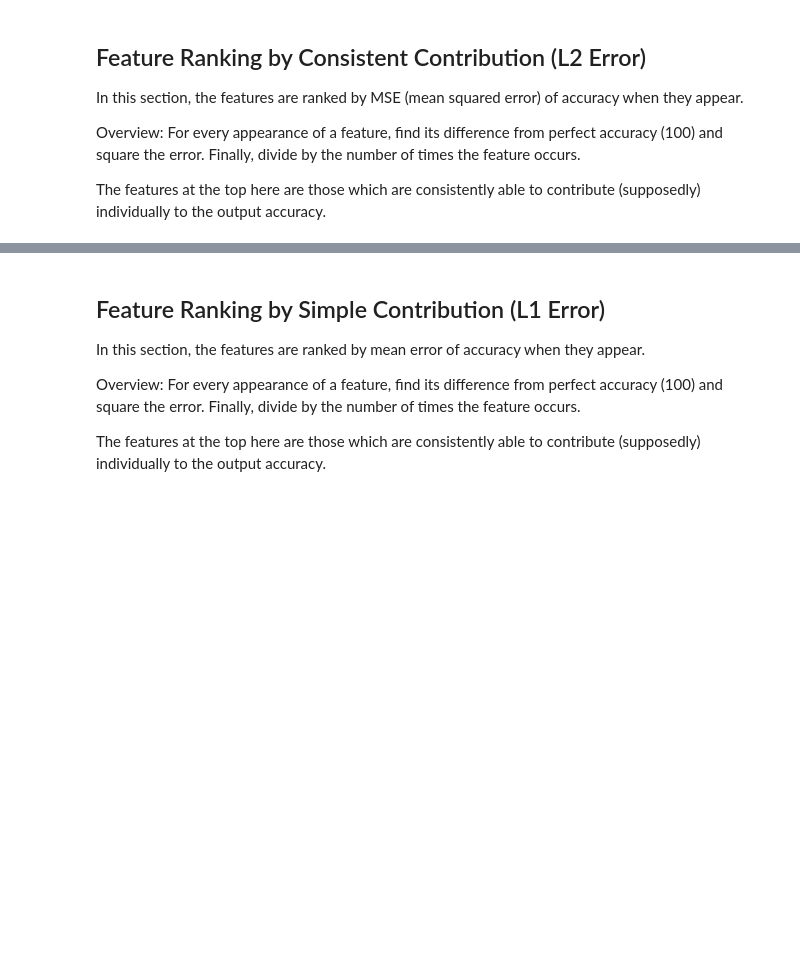
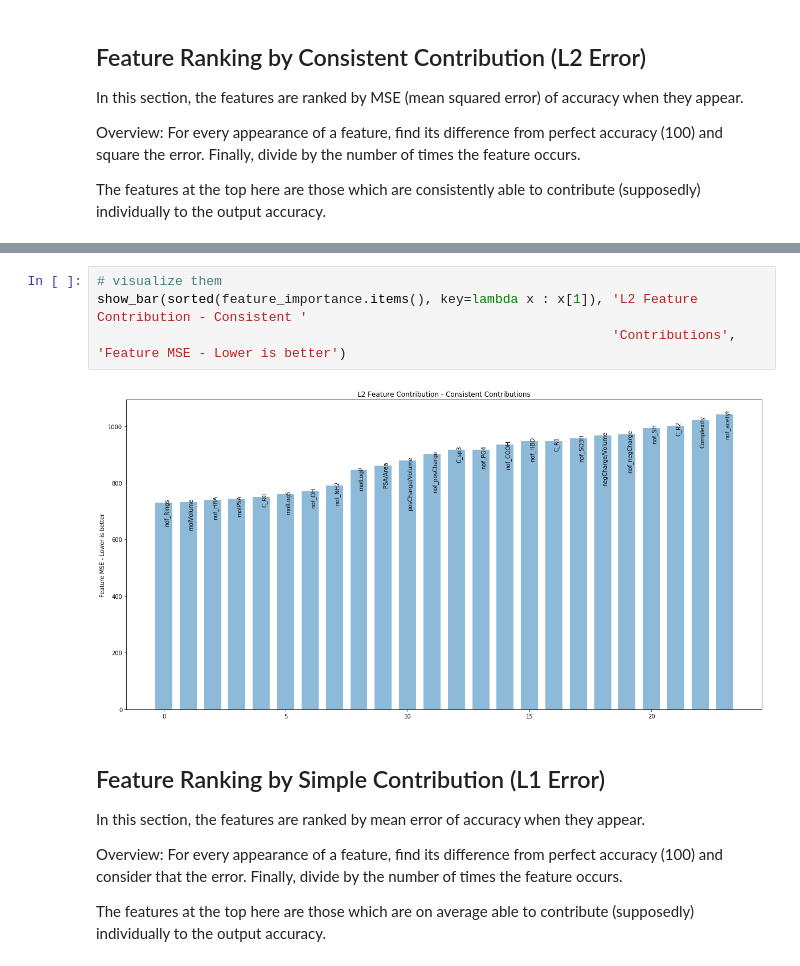
Before and after one commit to KaustubhLall/Drug-Research, a Jupyter notebook: Metabolite Dataset Analysis/Rank Features.ipynb, the cells around one changed output, grey strips where cells are left out. Cells and saved outputs as stored; diff of their text form; blank space fills up the shorter version.

```diff
--- a/Metabolite Dataset Analysis/Rank Features.ipynb
+++ b/Metabolite Dataset Analysis/Rank Features.ipynb
@@ -61,11 +114,17 @@ sorted(feature_importance.items(), key=lambda x : x[1])
+# %%
+# visualize them
+show_bar(sorted(feature_importance.items(), key=lambda x : x[1]), 'L2 Feature Contribution - Consistent '
+                                                                  'Contributions', 'Feature MSE - Lower is better')
+# %% [output]
+[figure, added]
 # %% [markdown]
 ## Feature Ranking by Simple Contribution (L1 Error)
 
 In this section, the features are ranked by mean error of accuracy when they appear.
 
 Overview:
-For every appearance of a feature, find its difference from perfect accuracy (100) and square the error. Finally,
-divide by the number of times the feature occurs.
+For every appearance of a feature, find its difference from perfect accuracy (100) and consider that the error.
+Finally, divide by the number of times the feature occurs.
 
-The features at the top here are those which are consistently able to contribute (supposedly) individually to the
+The features at the top here are those which are on average able to contribute (supposedly) individually to the
 output accuracy.
```
Also changed, not shown: parts of 12 cells of this notebook.
